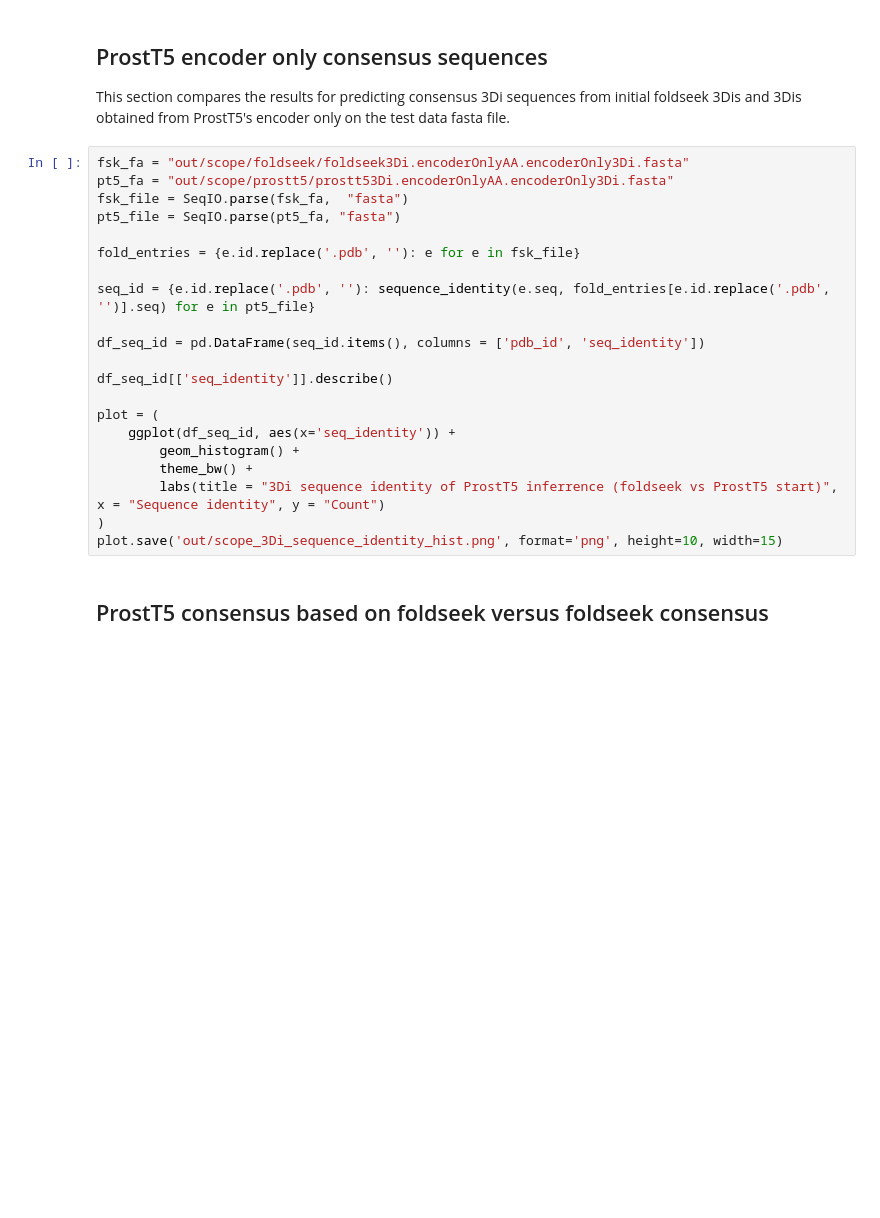
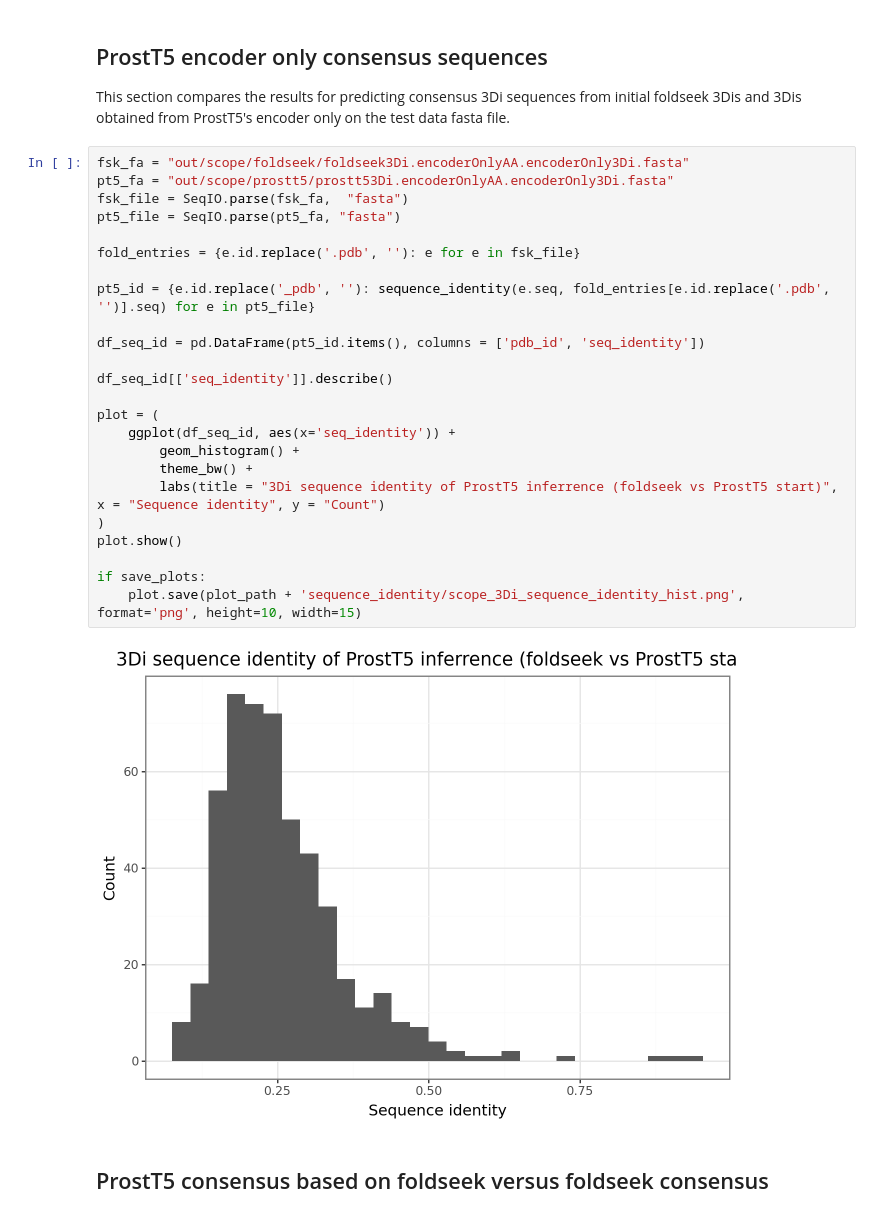
Before and after one commit to mpjw/consensus3Di, a Jupyter notebook: src/3Di_comparison.ipynb, the cells around one changed output. Saved outputs shown, nothing was run; the diff lists cells and outputs as text; blank space fills up the shorter version.

```diff
--- a/src/3Di_comparison.ipynb
+++ b/src/3Di_comparison.ipynb
@@ -69,24 +77,29 @@ This section compares the results for predicting consensus 3Di sequences from in
 # %%
 fsk_fa = "out/scope/foldseek/foldseek3Di.encoderOnlyAA.encoderOnly3Di.fasta"
 pt5_fa = "out/scope/prostt5/prostt53Di.encoderOnlyAA.encoderOnly3Di.fasta"
 fsk_file = SeqIO.parse(fsk_fa,  "fasta")
 pt5_file = SeqIO.parse(pt5_fa, "fasta")
 
 fold_entries = {e.id.replace('.pdb', ''): e for e in fsk_file}
 
-seq_id = {e.id.replace('.pdb', ''): sequence_identity(e.seq, fold_entries[e.id.replace('.pdb', '')].seq) for e in pt5_file}
+pt5_id = {e.id.replace('_pdb', ''): sequence_identity(e.seq, fold_entries[e.id.replace('.pdb', '')].seq) for e in pt5_file}
 
-df_seq_id = pd.DataFrame(seq_id.items(), columns = ['pdb_id', 'seq_identity'])
+df_seq_id = pd.DataFrame(pt5_id.items(), columns = ['pdb_id', 'seq_identity'])
 
 df_seq_id[['seq_identity']].describe()
 
 plot = (
     ggplot(df_seq_id, aes(x='seq_identity')) +
         geom_histogram() +
         theme_bw() +
         labs(title = "3Di sequence identity of ProstT5 inferrence (foldseek vs ProstT5 start)", x = "Sequence identity", y = "Count")
 )
-plot.save('out/scope_3Di_sequence_identity_hist.png', format='png', height=10, width=15)
+plot.show()
+
+if save_plots:
+    plot.save(plot_path + 'sequence_identity/scope_3Di_sequence_identity_hist.png', format='png', height=10, width=15)
+# %% [output]
+[figure, added]
 # %% [markdown]
 ## ProstT5 consensus based on foldseek versus foldseek consensus
 # %%
```
Also changed, not shown: parts of 22 cells of this notebook.
